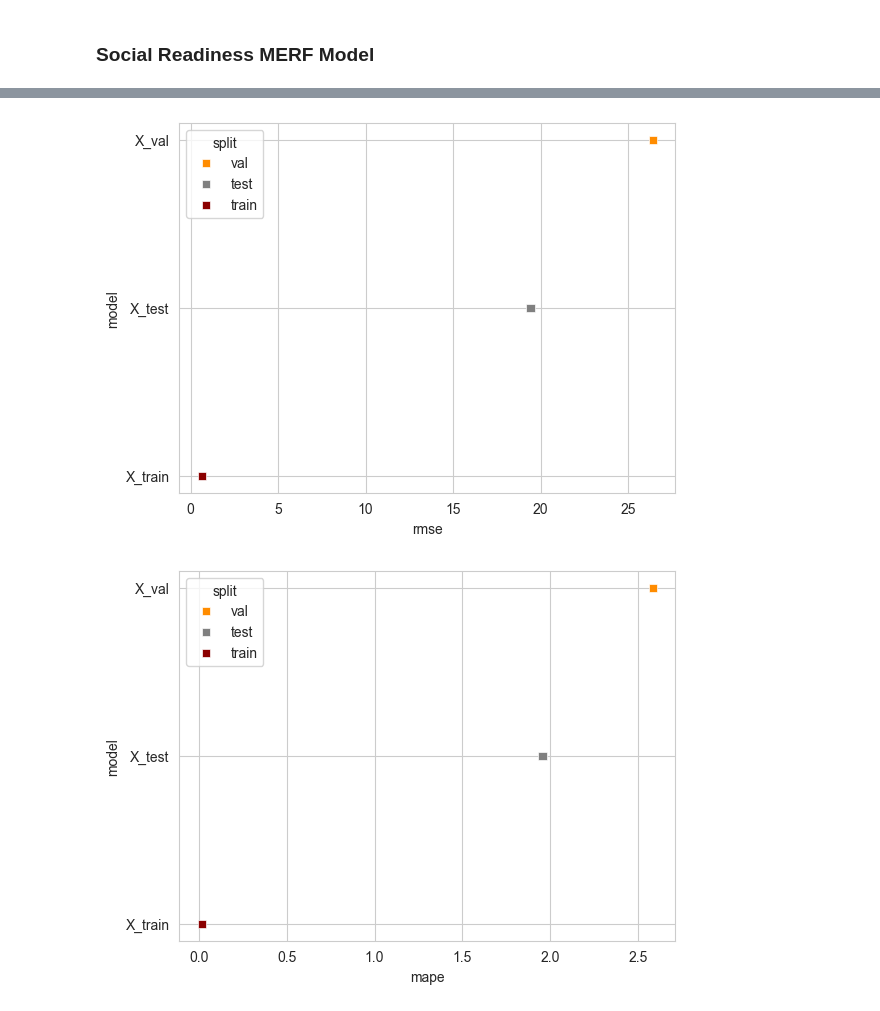
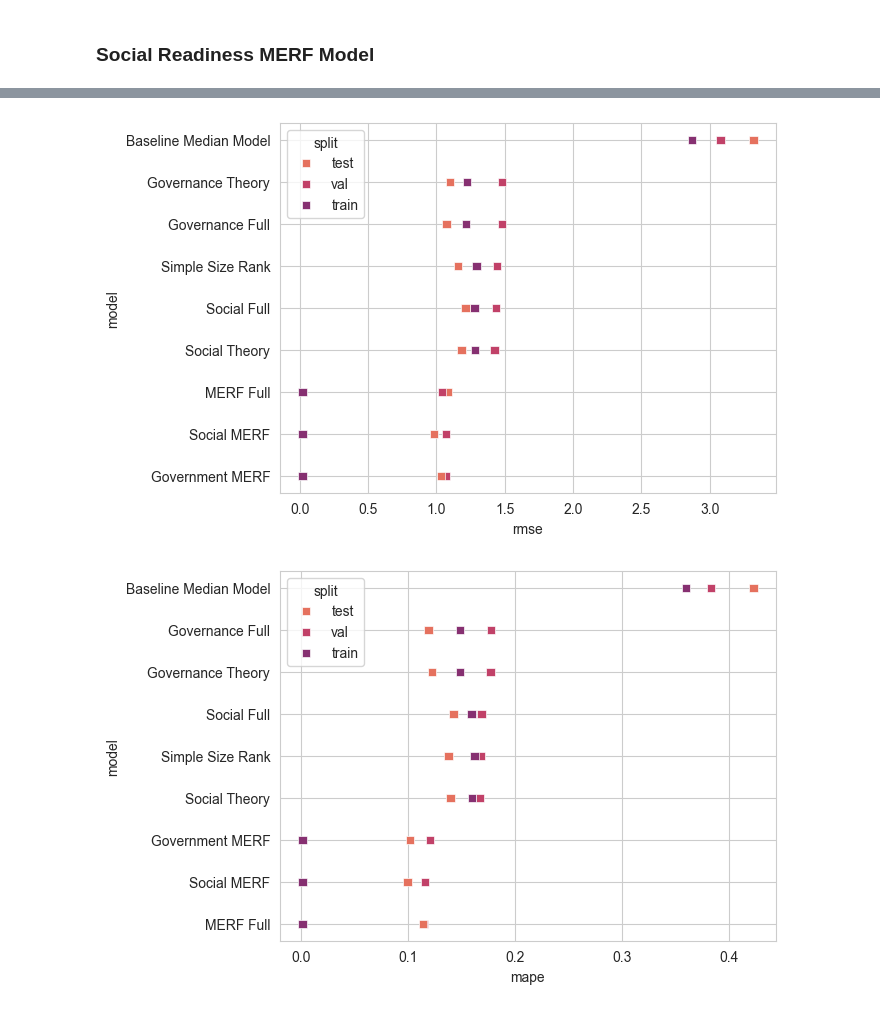
Before and after one commit to marcbarc19/DataScienceExam, a Jupyter notebook: agricultural_land-modelling.ipynb, the cells around one changed output, grey strips where cells are left out. Saved outputs shown, nothing was run; the diff lists cells and outputs as text; code cells hidden in the pictures.

```diff
--- a/agricultural_land-modelling.ipynb
+++ b/agricultural_land-modelling.ipynb
@@ -1017,0 +1059,3 @@ plt.show()
+# %%
+alphas = 10**np.linspace(10,-2,100)*0.5
+X_train_selected = X_train[['population', 'Year', 'Size_rank','land_area']]
@@ -1017,0 +1068,6 @@ plt.show()
+# %%
+ridge_high = Ridge(ridgecv.alpha_)
+ridge_high.fit(X_train_selected, y_train)
+
+X_test_selected = X_test[['population', 'Year', 'Size_rank','land_area']]
+np.sqrt(mean_squared_error(y_test, ridge_high.predict(X_test_selected)))
@@ -1055,15 +1472,14 @@ import shap
 # %% [markdown]
 ### Combined MERF Model
 # %%
-# Initialize a list to store performance metrics
-performances = []
+model = 'MERF Full'
 
 # Example for random effects matrix Z (this should be your actual random effects data)
 Z_train = X_train['Year'].values.reshape(-1, 1)
 Z_val = X_val['Year'].values.reshape(-1, 1)
 Z_test = X_test['Year'].values.reshape(-1, 1)
 
-X_train_selected = X_train.iloc[:, 1:]
+X_train_selected = X_train.drop(columns=['Country Code', 'Size_rank', 'median_prediction', 'log_lagged_agro'])
 
 # Assign country codes as cluster labels
 clusters_train = X_train['Country Code']
@@ -1075,7 +1491,7 @@ merf.fit(X_train_selected, Z_train, clusters_train, y_train)
 # Evaluate the model on train, validation, and test sets
 for x, z, y, nsplit, name in zip([X_train, X_val, X_test], [Z_train, Z_val, Z_test], [y_train, y_val, y_test], ['train', 'val', 'test'], ['X_train', 'X_val', 'X_test']):
     # Remove 'Country Code' feature from the input data
-    x_selected = x.drop(columns=['Country Code'])
+    x_selected = x.drop(columns=['Country Code', 'Size_rank', 'median_prediction', 'log_lagged_agro'])
 
     # Define clusters based on country codes
     clusters = x['Country Code']
@@ -1090,7 +1506,7 @@ for x, z, y, nsplit, name in zip([X_train, X_val, X_test], [Z_train, Z_val, Z_te
     r2 = r2_score(y, preds)
 
     performances.append({
-        'model': name,
+        'model': model,
         'split': nsplit,
         'rmse': rmse.round(4),
         'mae': mae.round(4),
@@ -1367,19 +1705,15 @@ shap.summary_plot(shap_values, X_train_selected, plot_type="bar")
 # %% [markdown]
 ### Social Readiness MERF Model
 # %%
-# Assuming you have already defined your datasets: X_train, X_val, X_test, y_train, y_val, y_test
-# Also assuming you have a variable Z_train for random effects
-performances = []
-
 # Define the model name
-model_name = "Social Readiness MERF"
+model = "Social MERF"
 
 # Example for random effects matrix Z (this should be your actual random effects data)
 Z_train = X_train['Year'].values.reshape(-1, 1)
 Z_val = X_val['Year'].values.reshape(-1, 1)
 Z_test = X_test['Year'].values.reshape(-1, 1)
 
-X_train_selected = X_train.drop(columns=['Country Code', 'WGI_ps','WGI_ge','WGI_rq','WGI_rl','WGI_cc'])
+X_train_selected = X_train.drop(columns=['Country Code', 'WGI_ps','WGI_ge','WGI_rq','WGI_rl','WGI_cc', 'Size_rank', 'median_prediction', 'log_lagged_agro'])
 
 # Assign country codes as cluster labels
 clusters_train = X_train['Country Code']
@@ -1388,17 +1722,10 @@ clusters_train = X_train['Country Code']
 merf = MERF()
 merf.fit(X_train_selected, Z_train, clusters_train, y_train)
 
-# Save the model
-with open('ghg_MERF.pkl', 'wb') as file:
-    pkl.dump(merf, file)
-
-# Initialize a list to store performance metrics
-performances = []
-
 # Evaluate the model on train, validation, and test sets
 for x, z, y, nsplit, name in zip([X_train, X_val, X_test], [Z_train, Z_val, Z_test], [y_train, y_val, y_test], ['train', 'val', 'test'], ['X_train', 'X_val', 'X_test']):
     # Remove 'Country Code' feature from the input data
-    x_selected = x.drop(columns=['Country Code', 'WGI_ps','WGI_ge','WGI_rq','WGI_rl','WGI_cc'])
+    x_selected = x.drop(columns=['Country Code', 'WGI_ps','WGI_ge','WGI_rq','WGI_rl','WGI_cc', 'Size_rank', 'median_prediction', 'log_lagged_agro'])
 
     # Define clusters based on country codes
     clusters = x['Country Code']
@@ -1413,7 +1740,7 @@ for x, z, y, nsplit, name in zip([X_train, X_val, X_test], [Z_train, Z_val, Z_te
     r2 = r2_score(y, preds)
 
     performances.append({
-        'model': name,
+        'model': model,
         'split': nsplit,
         'rmse': rmse.round(4),
         'mae': mae.round(4),
@@ -1476,35 +1776,35 @@ perf_df = pd.DataFrame(performances)
 # %%
 sns.set_style('whitegrid')
 sns.scatterplot(data=perf_df.sort_values(by='rmse', ascending=False),
                 y='model',
                 x='rmse',
                 marker='s',
-                hue='split', palette=['darkorange', 'grey', 'darkred'])
+                hue='split', palette='flare')
 plt.show()
 
 sns.set_style('whitegrid')
 sns.scatterplot(data=perf_df.sort_values(by='mape', ascending=False),
                 y='model',
                 x='mape',
                 marker='s',
-                hue='split', palette=['darkorange', 'grey', 'darkred'])
+                hue='split', palette='flare')
 plt.show()
 
 sns.set_style('whitegrid')
 sns.scatterplot(data=perf_df.sort_values(by='mae', ascending=False),
                 y='model',
                 x='mae',
                 marker='s',
-                hue='split', palette=['darkorange', 'grey', 'darkred'])
+                hue='split', palette='flare')
 plt.show()
 
 sns.set_style('whitegrid')
 sns.scatterplot(data=perf_df.sort_values(by='r2', ascending=False),
                 y='model',
                 x='r2',
                 marker='s',
-                hue='split', palette=['darkorange', 'grey', 'darkred'])
+                hue='split', palette='flare')
 plt.show()
 # %% [output]
-[figure, old version]
+[figure, new version]
-[figure, old version]
+[figure, new version]
```
Also changed, not shown: parts of 115 cells of this notebook, 7 other files.
